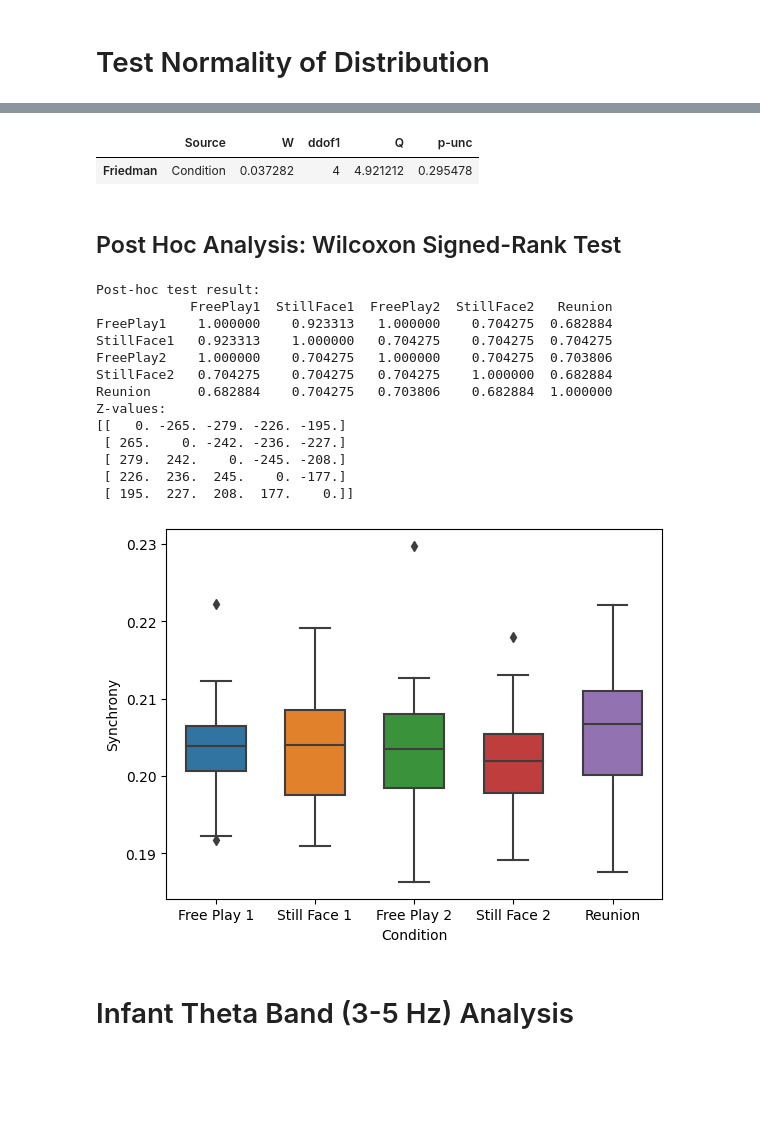
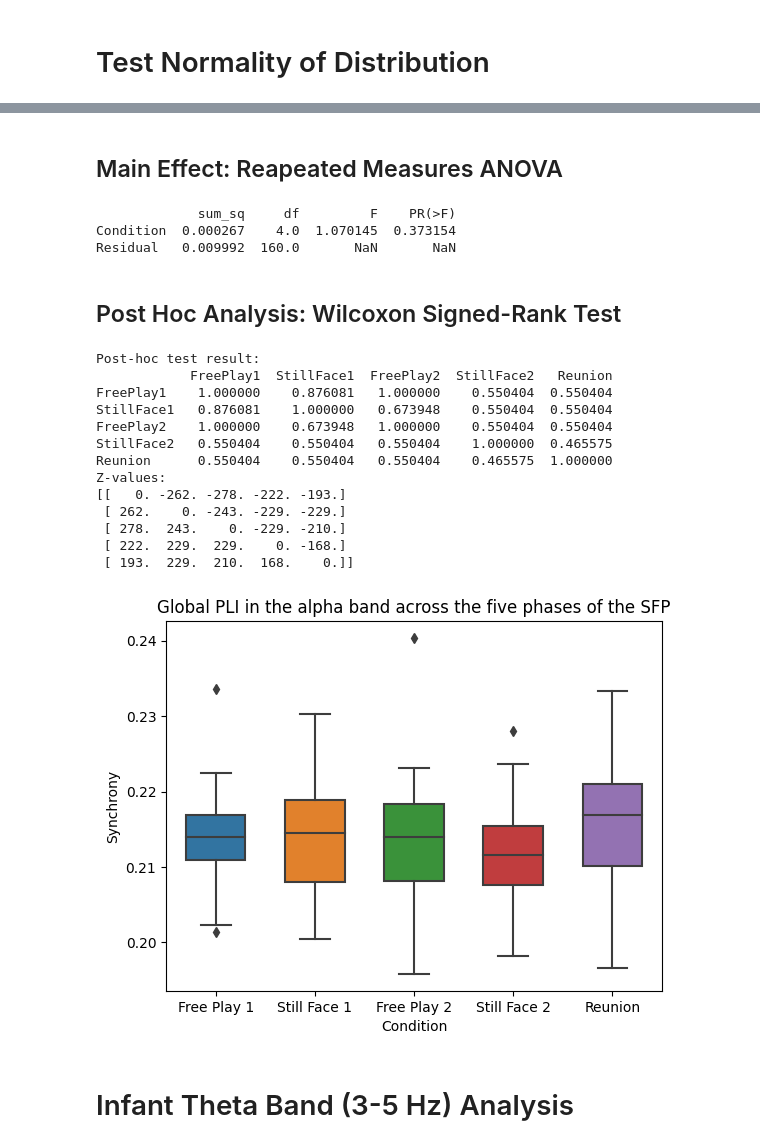
Before and after one commit to m-agat/mother_infant_neural_synchrony, a Jupyter notebook: statistical_analysis_pli.ipynb, the cells around one changed output, grey strips where cells are left out. Drawn from its saved outputs; the diff is of its cells as text; code cells hidden in the pictures; blank space fills up the shorter version.

```diff
--- a/statistical_analysis_pli.ipynb
+++ b/statistical_analysis_pli.ipynb
@@ -177,8 +137,22 @@ https://www.statology.org/friedman-test-python/
-# %%
-pg.friedman(data=df_melted_alpha, dv='Synchrony', within='Condition', subject = 'id', method = 'chisq')
-# %% [output]
-|  | Source | W | ddof1 | Q | p-unc |
-| Friedman | Condition | 0.037282 | 4 | 4.921212 | 0.295478 |
+# %% [markdown]
+## Main Effect: Reapeated Measures ANOVA
+# %%
+import statsmodels.api as sm
+from statsmodels.formula.api import ols
+
+# Assuming you have a pandas DataFrame named df_melted_alpha containing the data
+
+# Fit a repeated measures ANOVA model
+model = ols('Synchrony ~ Condition', data=df_melted_alpha).fit()
+
+# Perform ANOVA
+anova_table = sm.stats.anova_lm(model, typ=2)
+
+print(anova_table)
+# %% [output]
+             sum_sq     df         F    PR(>F)
+Condition  0.000267    4.0  1.070145  0.373154
+Residual   0.009992  160.0       NaN       NaN
 # %% [markdown]
 ## Post Hoc Analysis: Wilcoxon Signed-Rank Test
 # %%
@@ -196,7 +170,7 @@ def get_z_values(data, groups):
                 continue
             x = data[data['Condition'] == group1]['Synchrony']
             y = data[data['Condition'] == group2]['Synchrony']
-            result = stats.wilcoxon(x, y)
+            result = stats.wilcoxon(x, y,  zero_method='zsplit')
             z_values[i, j] = result.statistic
             z_values[j, i] = -result.statistic
 
@@ -215,24 +189,25 @@ print(z_values_alpha)
 # %% [output]
 Post-hoc test result:
             FreePlay1  StillFace1  FreePlay2  StillFace2   Reunion
-FreePlay1    1.000000    0.923313   1.000000    0.704275  0.682884
-StillFace1   0.923313    1.000000   0.704275    0.704275  0.704275
-FreePlay2    1.000000    0.704275   1.000000    0.704275  0.703806
-StillFace2   0.704275    0.704275   0.704275    1.000000  0.682884
-Reunion      0.682884    0.704275   0.703806    0.682884  1.000000
+FreePlay1    1.000000    0.876081   1.000000    0.550404  0.550404
+StillFace1   0.876081    1.000000   0.673948    0.550404  0.550404
+FreePlay2    1.000000    0.673948   1.000000    0.550404  0.550404
+StillFace2   0.550404    0.550404   0.550404    1.000000  0.465575
+Reunion      0.550404    0.550404   0.550404    0.465575  1.000000
 Z-values:
-[[   0. -265. -279. -226. -195.]
- [ 265.    0. -242. -236. -227.]
- [ 279.  242.    0. -245. -208.]
- [ 226.  236.  245.    0. -177.]
- [ 195.  227.  208.  177.    0.]]
+[[   0. -262. -278. -222. -193.]
+ [ 262.    0. -243. -229. -229.]
+ [ 278.  243.    0. -229. -210.]
+ [ 222.  229.  229.    0. -168.]
+ [ 193.  229.  210.  168.    0.]]
 # %%
 ax = sns.boxplot(data = df_melted_alpha, x = 'Condition', y = 'Synchrony', width = 0.6)
+ax.set_title('Global PLI in the alpha band across the five phases of the SFP')
 ax.set_xticklabels(['Free Play 1', 'Still Face 1', 'Free Play 2', 'Still Face 2', 'Reunion'])
 
-ax.figure.savefig("alpha_results.png")
+ax.figure.savefig("alpha_results_pli.png")
 # %% [output]
-[figure, old version]
+[figure, new version]
 # %% [markdown]
 # Infant Theta Band (3-5 Hz) Analysis
 # %%
```
Also changed, not shown: parts of 15 cells of this notebook, 3 other files.
